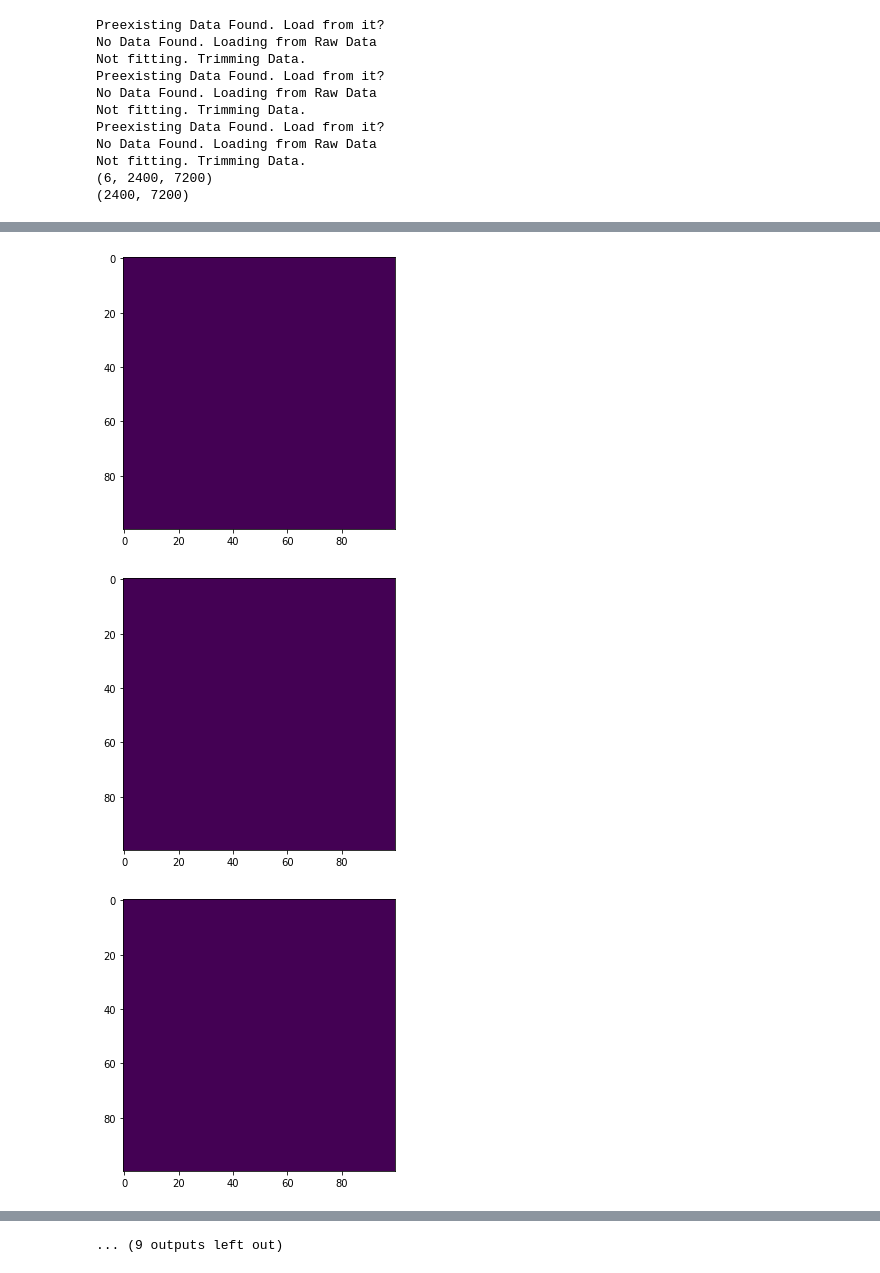
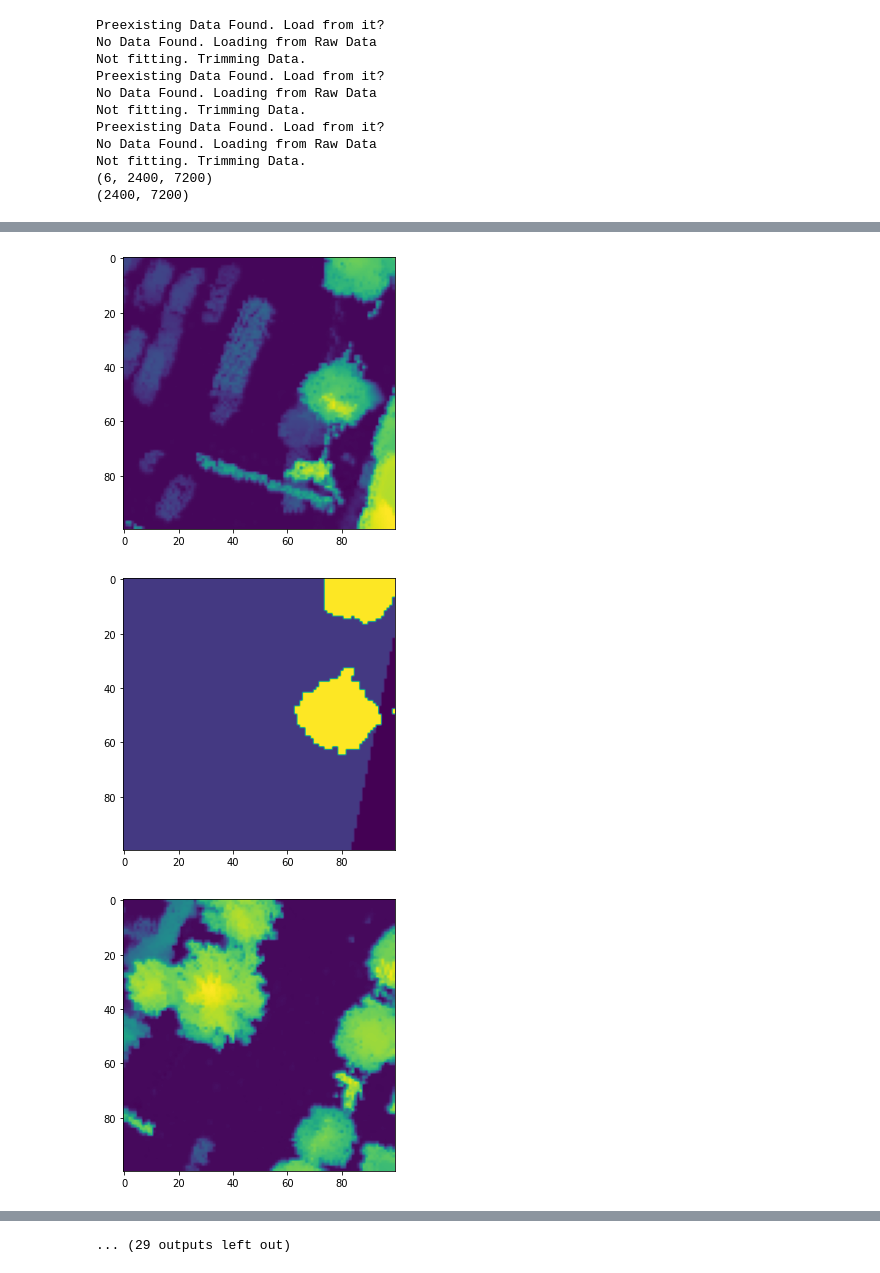
Before and after one commit to Yumbang/Codes, a Jupyter notebook: UrbanGreenSegmentation.ipynb, the cells around one changed output, grey strips where cells are left out. Saved outputs shown, nothing was run; the diff lists cells and outputs as text; code cells hidden in the pictures.

```diff
--- a/UrbanGreenSegmentation.ipynb
+++ b/UrbanGreenSegmentation.ipynb
@@ -145,7 +145,7 @@ device = torch.device('cuda:0' if torch.cuda.is_available() else 'cpu')
 batch_size = 4
 patch_size = 100
 train_ratio = 0.8
-rotate_training_data = False
+rotate_training_data = True
 # %%
 raw_data_array_N12 ,raw_target_array_N12, OHE_target_array_N12 = dataprepare.prepare_raw_files('N12')
 raw_data_array_H19 ,raw_target_array_H19, OHE_target_array_H19 = dataprepare.prepare_raw_files('H19')
@@ -208,8 +194,8 @@ print(b.shape)
 for i in range(100,120):
     plt.figure(figsize=(5,5))
     plt.imshow(a[i,0,92:192, 92:192])
-    print(a[i,0,92:192, 92:192].max())
-    #plt.imshow(b[i,:,:])
+    plt.figure(figsize=(5,5))
+    plt.imshow(b[i,:,:])
 #plt.figure(figsize=(10,10))
 #plt.imshow(raw_target_array[0:100, 100:200])
 # %% [output]
@@ -235,3 +206,3 @@ tensor(0.6264)
-[figure, old version]
+[figure, new version]
-[figure, old version]
+[figure, new version]
-[figure, old version]
+[figure, new version]
@@ -244,4 +215,4 @@ tensor(0.6264)
-... (9 outputs left out)
+... (29 outputs left out)
 # %%
 regmodel = neuralnet.Splitted_Regression(device='cpu')
 for idx, i in enumerate(Dataloaders_ver3['Train']):
```
Also changed, not shown: parts of 6 cells of this notebook.
